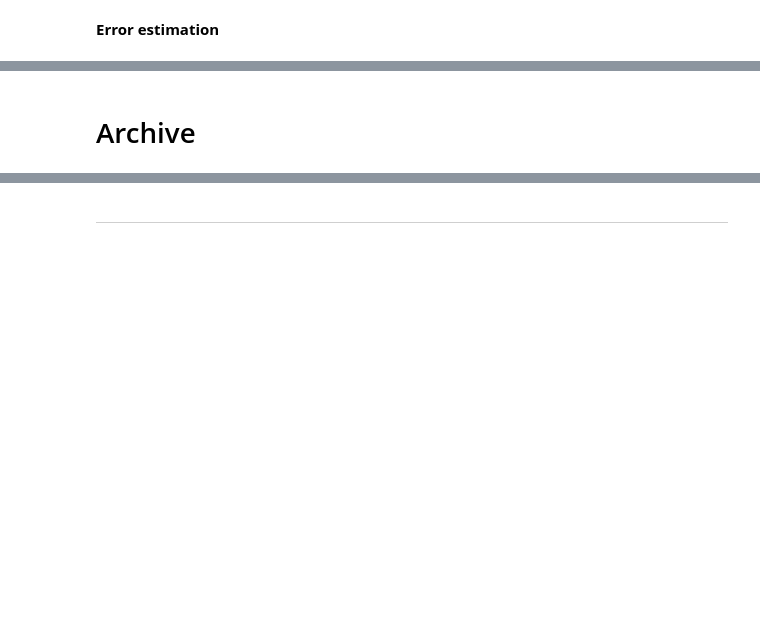
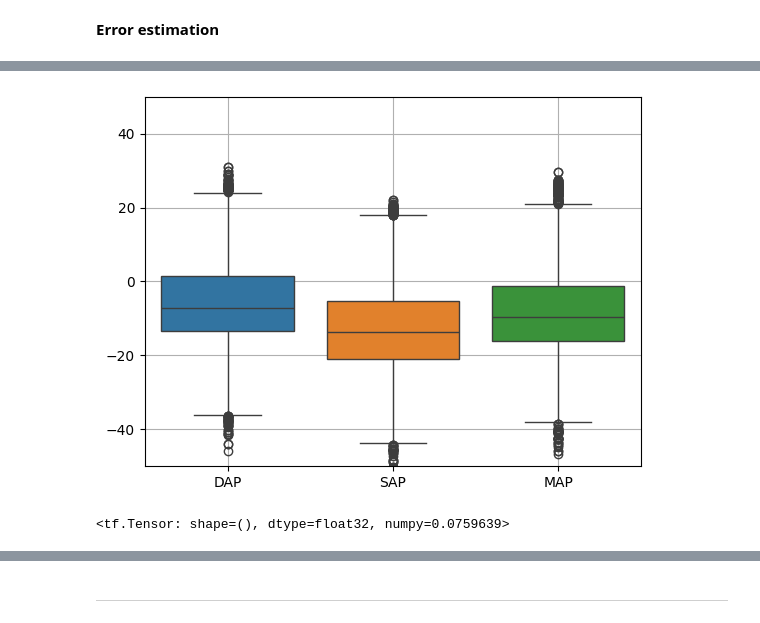
Before and after one commit to EITLabworks/In-Vivo-Data-Driven-Aortic-Pressure-Estimation-from-EIT, a Jupyter notebook: mapper_kerastuner.ipynb, the cells around one changed output, grey strips where cells are left out. Cells and saved outputs as stored; diff of their text form; code cells hidden in the pictures; blank space fills up the shorter version.

Commit message:
tuning done

```diff
--- a/mapper_kerastuner.ipynb
+++ b/mapper_kerastuner.ipynb
@@ -154,11 +163,11 @@ def build_model(hp):
 # %%
 tuner = kt.Hyperband(
     build_model,
-    objective='val_accuracy',
+    objective="val_accuracy",
     max_epochs=50,
     factor=2,
-    directory='mapper_tuning',
-    project_name='mapper_tuning_1'
+    directory="mapper_tuning",
+    project_name="mapper_tuning_1",
 )
 # mapper_tuning_1 -> tuned on all pigs with MAE
 # mapper_tuning_2 -> tuned on 9/10 pigs with MAE
@@ -291,6 +350,9 @@ y_pred = model.predict(X_10)
 dap_factor = 180
 sap_factor = 180
 map_factor = 160
+
+Y_true = np.empty(y_pred.shape)
+Y_pred = np.empty(y_pred.shape)
 
 Y_true[:, 0] = y_10[:, 0] * dap_factor  # dap normalization
 Y_true[:, 1] = y_10[:, 1] * sap_factor  # sap normalization
@@ -300,9 +362,10 @@ Y_pred[:, 0] = y_pred[:, 0] * dap_factor  # dap normalization
 Y_pred[:, 1] = y_pred[:, 1] * sap_factor  # sap normalization
 Y_pred[:, 2] = y_pred[:, 2] * map_factor  # map normalization
 
-np.savez(f"src/results/result_mapper_{m_idx}.npz",
-        Y_true = Y_true,
-        Y_pred = Y_pred,
+np.savez(
+    f"src/results/result_mapper_{m_idx}.npz",
+    Y_true=Y_true,
+    Y_pred=Y_pred,
 )
 # %% [markdown]
 **Error estimation**
@@ -310,11 +373,11 @@ np.savez(f"src/results/result_mapper_{m_idx}.npz",
 import pandas as pd
 import seaborn as sns
 # %%
-DAP_err = Y_true[:,0]-Y_pred[:,0]
-SAP_err = Y_true[:,1]-Y_pred[:,1]
-MAP_err = Y_true[:,2]-Y_pred[:,2]
+DAP_err = Y_pred[:, 0] - Y_true[:, 0]
+SAP_err = Y_pred[:, 1] - Y_true[:, 1]
+MAP_err = Y_pred[:, 2] - Y_true[:, 2]
 # %%
-DF_err = pd.DataFrame({"DAP": DAP, "SAP":SAP, "MAP": MAP})
+DF_err = pd.DataFrame({"DAP": DAP_err, "SAP": SAP_err, "MAP": MAP_err})
 DF_err.to_csv(f"src/results/mapper_{m_idx}.csv", index=False)
 # %%
 sns.histplot(DF_err)
@@ -322,9 +387,14 @@ plt.savefig(f"src/results/histplot_{m_idx}.png")
 # %%
 sns.boxplot(DF_err)
 plt.grid()
+plt.ylim([-50, 50])
 plt.savefig(f"src/results/boxplot_{m_idx}.png")
+# %% [output]
+[figure, added]
-# %% [markdown]
-# Archive
+# %%
+model.loss(y_10, y_pred)
+# %% [output]
+<tf.Tensor: shape=(), dtype=float32, numpy=0.0759639>
 # %%
 plt.plot(history.history["accuracy"], label="Training")
 plt.plot(history.history["val_accuracy"], label="Validation")
```
Also changed, not shown: parts of 39 cells of this notebook, 7 other files.
